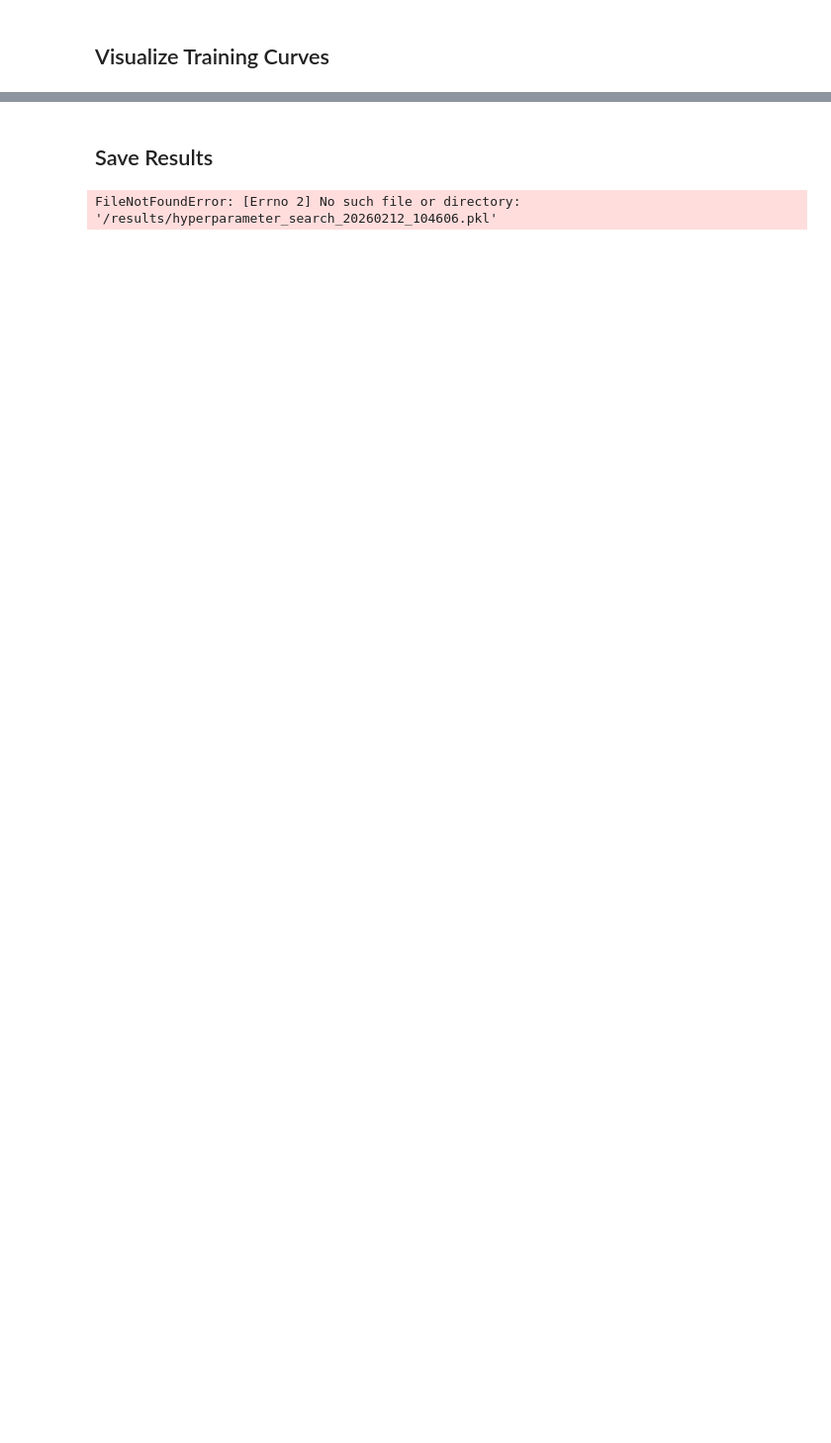
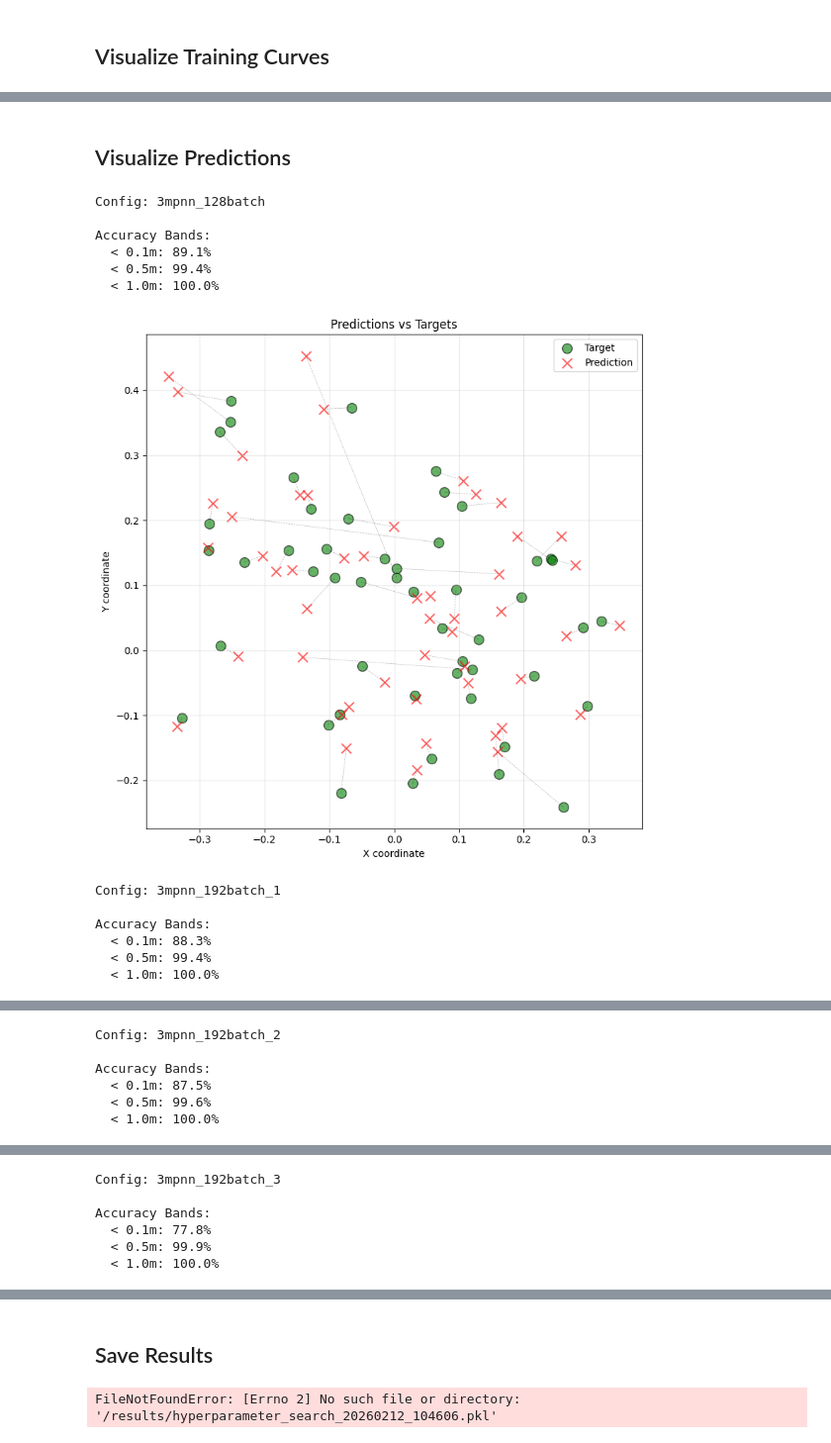
Before and after one commit to siavashzaid/geometry-aware-ssl, a Jupyter notebook: training/training.ipynb, the cells around one changed output, grey strips where cells are left out. Shown at 99% size. Cells and saved outputs as stored; diff of their text form; code cells hidden in the pictures; blank space fills up the shorter version.

```diff
--- a/training/training.ipynb
+++ b/training/training.ipynb
@@ -357,8 +337,11 @@ def train_single_config(config, device, h5_path, test_path, seed=0):
 # --- seed, device and data path setup ---
 SEED = 0
 device = torch.device("cuda:2" if torch.cuda.is_available() else "cpu")
-h5_path = "../../simulated_data/b_train_10k.h5"
-test_path = "../../simulated_data/b_test_1k.h5"
+
+train_path = "../../simulated_data/train10k.h5"
+test_path = "../../simulated_data/test1k.h5"
+val_path = "../../simulated_data/val1k.h5"
+
 print(f"Using device: {device}")
 print(f"Total configs to run: {len(configs)}\n")
 
@@ -374,21 +357,23 @@ for idx, config in enumerate(configs):
 
     # --- Train and evaluate the model for this config ---
     try:
-        results = train_single_config(
+        result, model_state = train_single_config(
             config=config,
             device=device,
-            h5_path=h5_path,
+            train_path=train_path,
+            val_path=val_path,
             test_path=test_path,
             seed=SEED
         )
 
         # --- Add timestamp and runtime to results ---
-        results['timestamp'] = datetime.now().strftime("%Y-%m-%d %H:%M:%S")
-        results['runtime_seconds'] = time.time() - config_start
+        result['timestamp'] = datetime.now().strftime("%Y-%m-%d %H:%M:%S")
+        result['runtime_seconds'] = time.time() - config_start
 
-        all_results.append(results)
+        all_results.append(result)
+        all_model_states.append(model_state)
 
-        print(f"\n✓ Config '{config['name']}' completed in {results['runtime_seconds']:.1f}s")
+        print(f"\n✓ Config '{config['name']}' completed in {result['runtime_seconds']:.1f}s")
 
     # --- Still record the failed configs ---
     except Exception as e:
@@ -513,0 +513,39 @@ plt.show()
+# %% [markdown]
+<h2 >Visualize Predictions
+# %%
+# Accuracy bands (assuming coordinates in meters)
+successful_results = [r for r in all_results if 'train_loss_history' in r]
+
+for r in successful_results:
+    print(f"\nConfig: {r['config_name']}")
+    predictions = r.get('predictions', None)
+    targets = r.get('targets', None)
+
+    # --- Accuracy bands ---
+    errors = np.linalg.norm(predictions - targets, axis=1)
+    acc_005m = (errors < 0.05).mean() * 100
+    acc_01m = (errors < 0.1).mean() * 100
+    acc_05m = (errors < 0.5).mean() * 100
+    acc_10m = (errors < 1.0).mean() * 100
+
+    print(f"\nAccuracy Bands:")
+    print(f"  < 0.1m: {acc_01m:.1f}%")
+    print(f"  < 0.5m: {acc_05m:.1f}%")
+    print(f"  < 1.0m: {acc_10m:.1f}%")
+
+    # --- Plot 100 predictions vs targets ---
+    visualize_predictions(predictions, targets)
+# %% [output]
+Config: 3mpnn_128batch
+
+Accuracy Bands:
+  < 0.1m: 89.1%
+  < 0.5m: 99.4%
+  < 1.0m: 100.0%
+[figure, added]
+Config: 3mpnn_192batch_1
+
+Accuracy Bands:
+  < 0.1m: 88.3%
+  < 0.5m: 99.4%
+  < 1.0m: 100.0%
@@ -513,0 +553,6 @@ plt.show()
+Config: 3mpnn_192batch_2
+
+Accuracy Bands:
+  < 0.1m: 87.5%
+  < 0.5m: 99.6%
+  < 1.0m: 100.0%
@@ -513,0 +560,6 @@ plt.show()
+Config: 3mpnn_192batch_3
+
+Accuracy Bands:
+  < 0.1m: 77.8%
+  < 0.5m: 99.9%
+  < 1.0m: 100.0%
```
Also changed, not shown: parts of 9 cells of this notebook, 3 other files.
